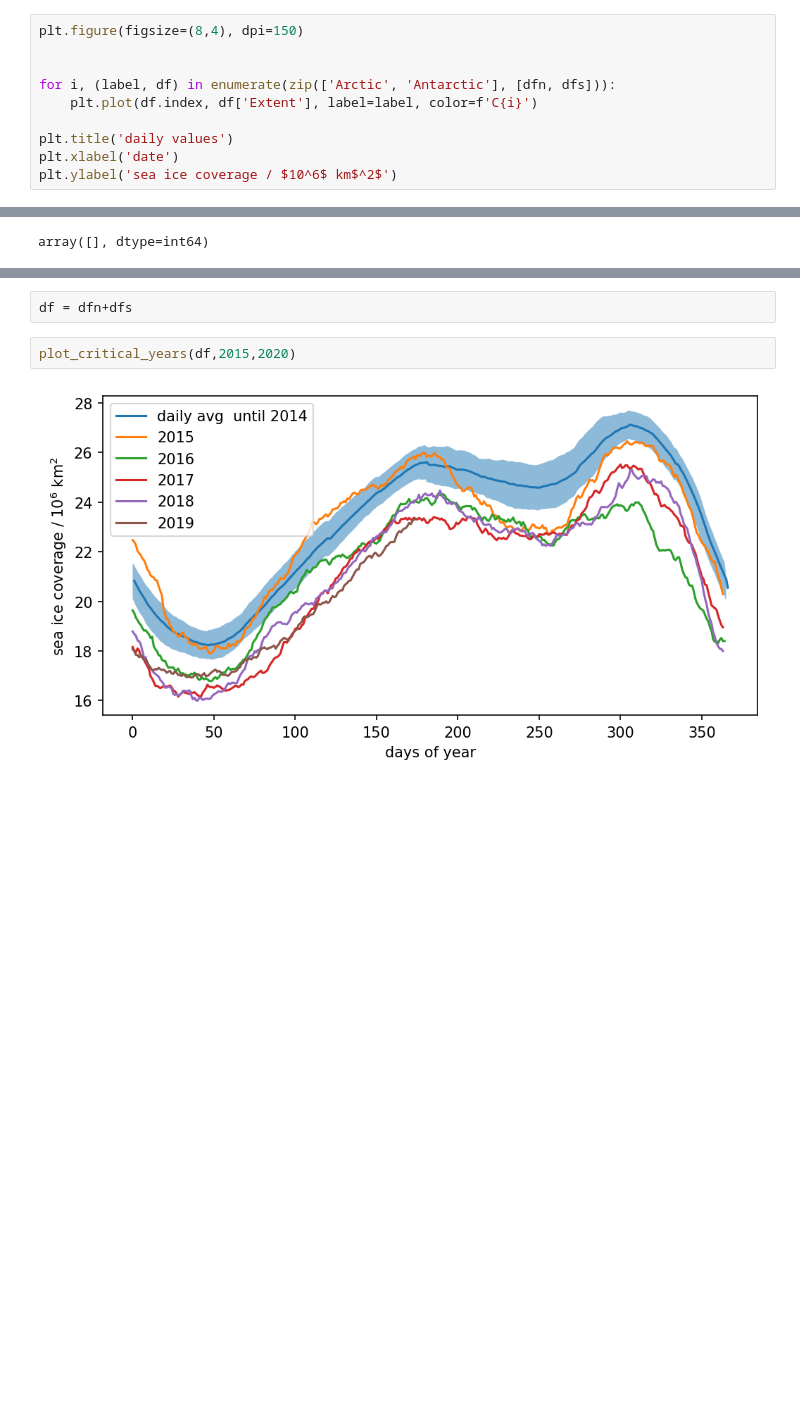
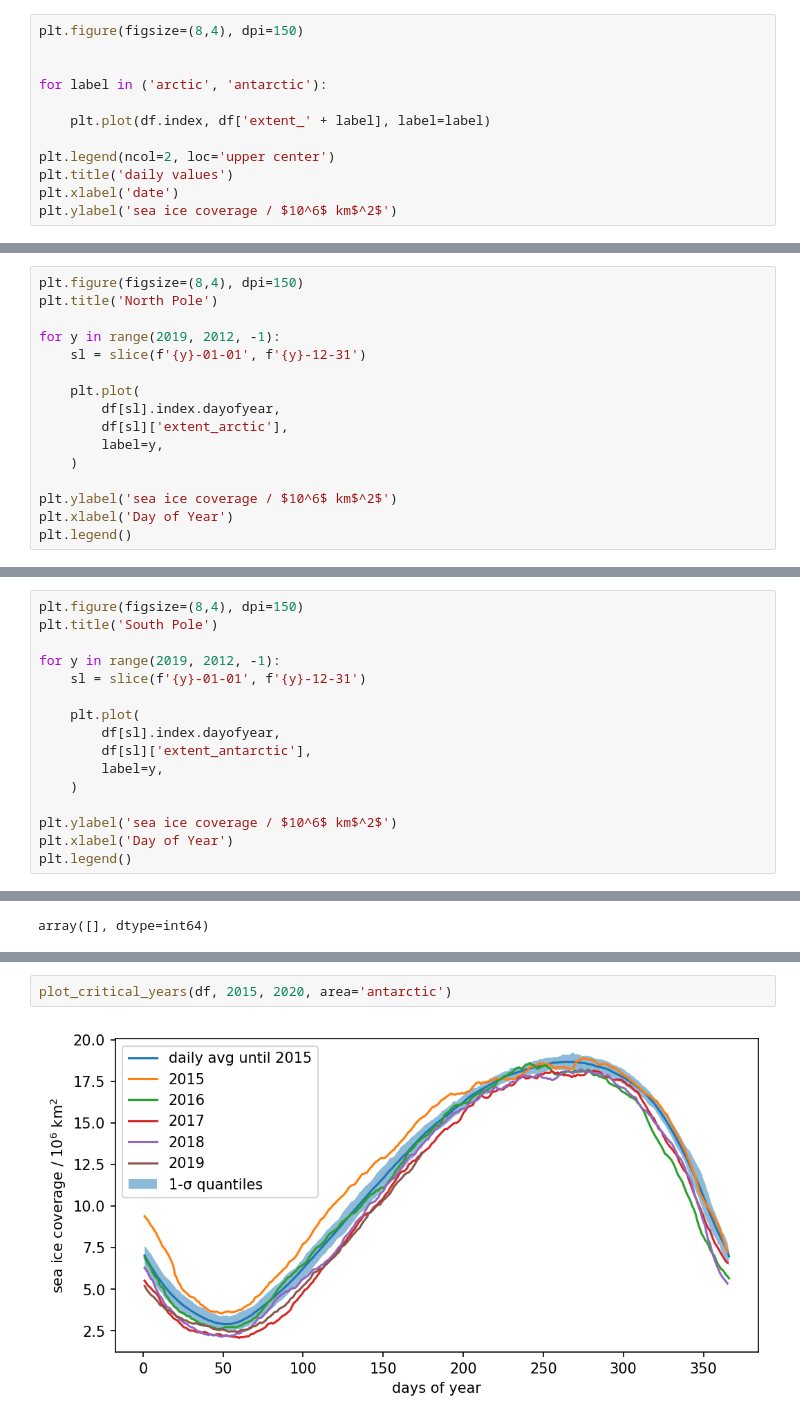
Before and after one commit to s4f-dortmund/open_data_notebooks, a Jupyter notebook: 2019-06-26_extent_analysis.ipynb, the cells around one changed output, grey strips where cells are left out. Drawn from its saved outputs; the diff is of its cells as text; blank space fills up the shorter version.

```diff
--- a/2019-06-26_extent_analysis.ipynb
+++ b/2019-06-26_extent_analysis.ipynb
@@ -56,9 +96,11 @@ dfn.head()
 plt.figure(figsize=(8,4), dpi=150)
 
 
-for i, (label, df) in enumerate(zip(['Arctic', 'Antarctic'], [dfn, dfs])):
-    plt.plot(df.index, df['Extent'], label=label, color=f'C{i}')
+for label in ('arctic', 'antarctic'):
 
+    plt.plot(df.index, df['extent_' + label], label=label)
+
+plt.legend(ncol=2, loc='upper center')
 plt.title('daily values')
 plt.xlabel('date')
 plt.ylabel('sea ice coverage / $10^6$ km$^2$')
@@ -178,0 +213,16 @@ plt.legend()
+# %%
+plt.figure(figsize=(8,4), dpi=150)
+plt.title('North Pole')
+
+for y in range(2019, 2012, -1):
+    sl = slice(f'{y}-01-01', f'{y}-12-31')
+
+    plt.plot(
+        df[sl].index.dayofyear,
+        df[sl]['extent_arctic'],
+        label=y,
+    )
+
+plt.ylabel('sea ice coverage / $10^6$ km$^2$')
+plt.xlabel('Day of Year')
+plt.legend()
@@ -178,0 +232,16 @@ plt.legend()
+# %%
+plt.figure(figsize=(8,4), dpi=150)
+plt.title('South Pole')
+
+for y in range(2019, 2012, -1):
+    sl = slice(f'{y}-01-01', f'{y}-12-31')
+
+    plt.plot(
+        df[sl].index.dayofyear,
+        df[sl]['extent_antarctic'],
+        label=y,
+    )
+
+plt.ylabel('sea ice coverage / $10^6$ km$^2$')
+plt.xlabel('Day of Year')
+plt.legend()
@@ -235,6 +299,4 @@ plot_critical_years(dfs,2017,2020)
-# %%
-df = dfn+dfs
 # %%
-plot_critical_years(df,2015,2020)
+plot_critical_years(df, 2015, 2020, area='antarctic')
 # %% [output]
-[figure, old version]
+[figure, new version]
```
Also changed, not shown: parts of 26 cells of this notebook, 1 other file.
